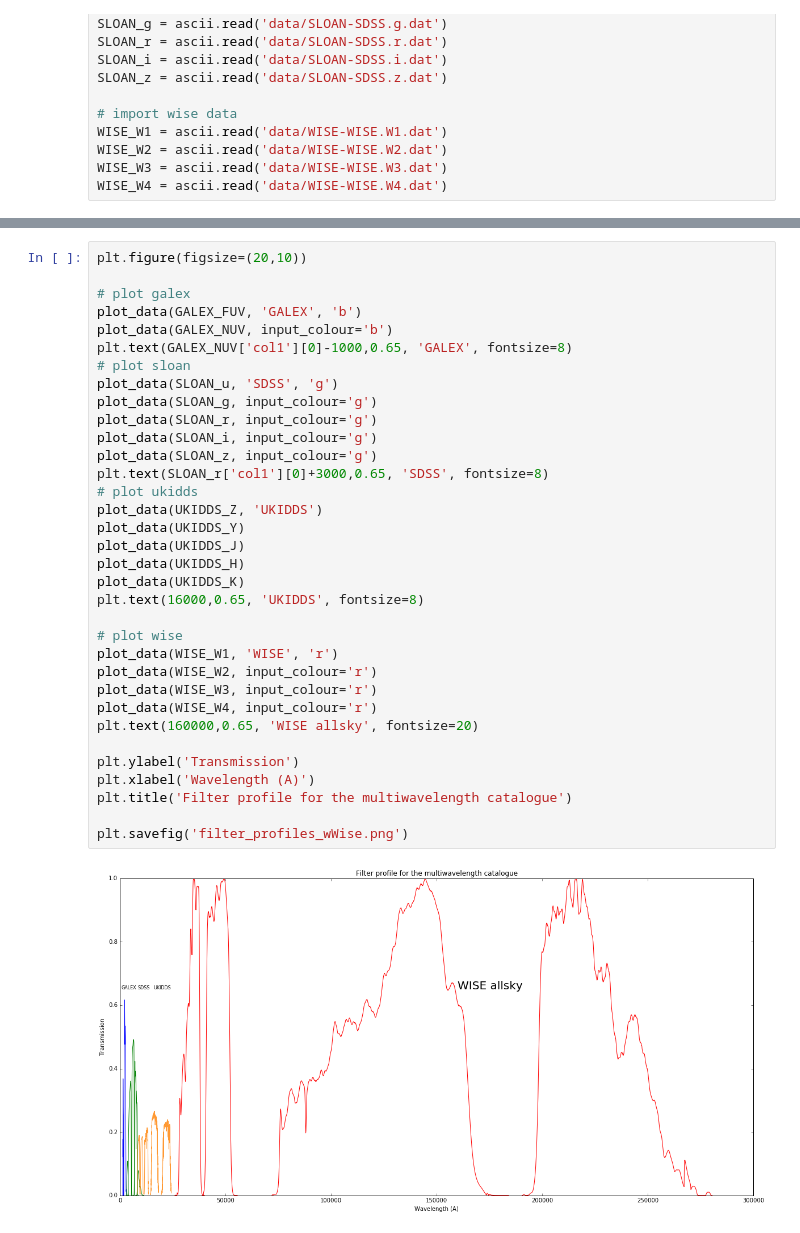
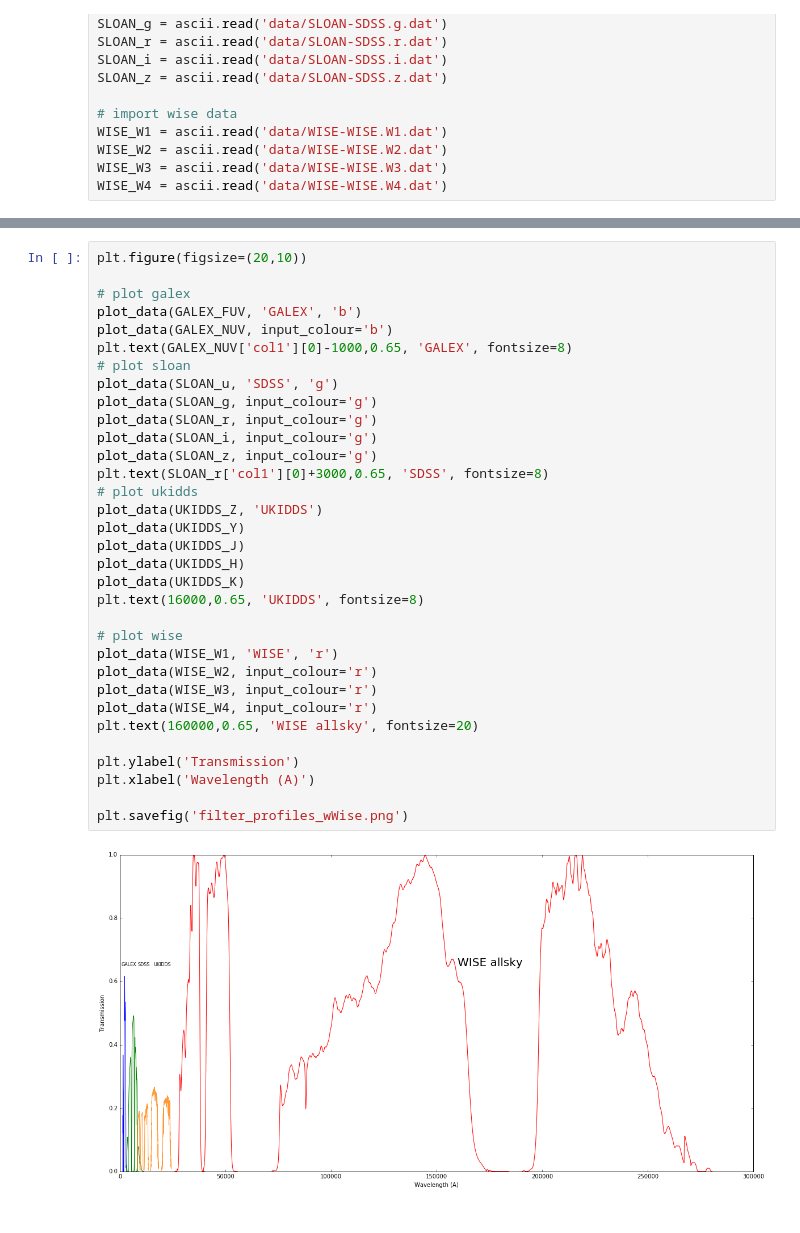
Before and after one commit to calumhrmurray/MPhysProject, a Jupyter notebook: colours_calibration/filter_profiles.ipynb, the cells around one changed output, grey strips where cells are left out. Drawn from its saved outputs; the diff is of its cells as text.

Commit message:
graphs

```diff
--- a/colours_calibration/filter_profiles.ipynb
+++ b/colours_calibration/filter_profiles.ipynb
@@ -68,32 +68,31 @@ plt.figure(figsize=(20,10))
 plot_data(GALEX_FUV, 'GALEX', 'b')
 plot_data(GALEX_NUV, input_colour='b')
 plt.text(GALEX_NUV['col1'][0]-1000,0.65, 'GALEX', fontsize=8)
 # plot sloan
 plot_data(SLOAN_u, 'SDSS', 'g')
 plot_data(SLOAN_g, input_colour='g')
 plot_data(SLOAN_r, input_colour='g')
 plot_data(SLOAN_i, input_colour='g')
 plot_data(SLOAN_z, input_colour='g')
 plt.text(SLOAN_r['col1'][0]+3000,0.65, 'SDSS', fontsize=8)
 # plot ukidds
 plot_data(UKIDDS_Z, 'UKIDDS')
 plot_data(UKIDDS_Y)
 plot_data(UKIDDS_J)
 plot_data(UKIDDS_H)
 plot_data(UKIDDS_K)
 plt.text(16000,0.65, 'UKIDDS', fontsize=8)
 
 # plot wise
 plot_data(WISE_W1, 'WISE', 'r')
 plot_data(WISE_W2, input_colour='r')
 plot_data(WISE_W3, input_colour='r')
 plot_data(WISE_W4, input_colour='r')
 plt.text(160000,0.65, 'WISE allsky', fontsize=20)
 
 plt.ylabel('Transmission')
 plt.xlabel('Wavelength (A)')
-plt.title('Filter profile for the multiwavelength catalogue')
 
 plt.savefig('filter_profiles_wWise.png')
 # %% [output]
-[figure, old version]
+[figure, new version]
```
Also changed, not shown: parts of 1 cell of this notebook, 4 other files.
